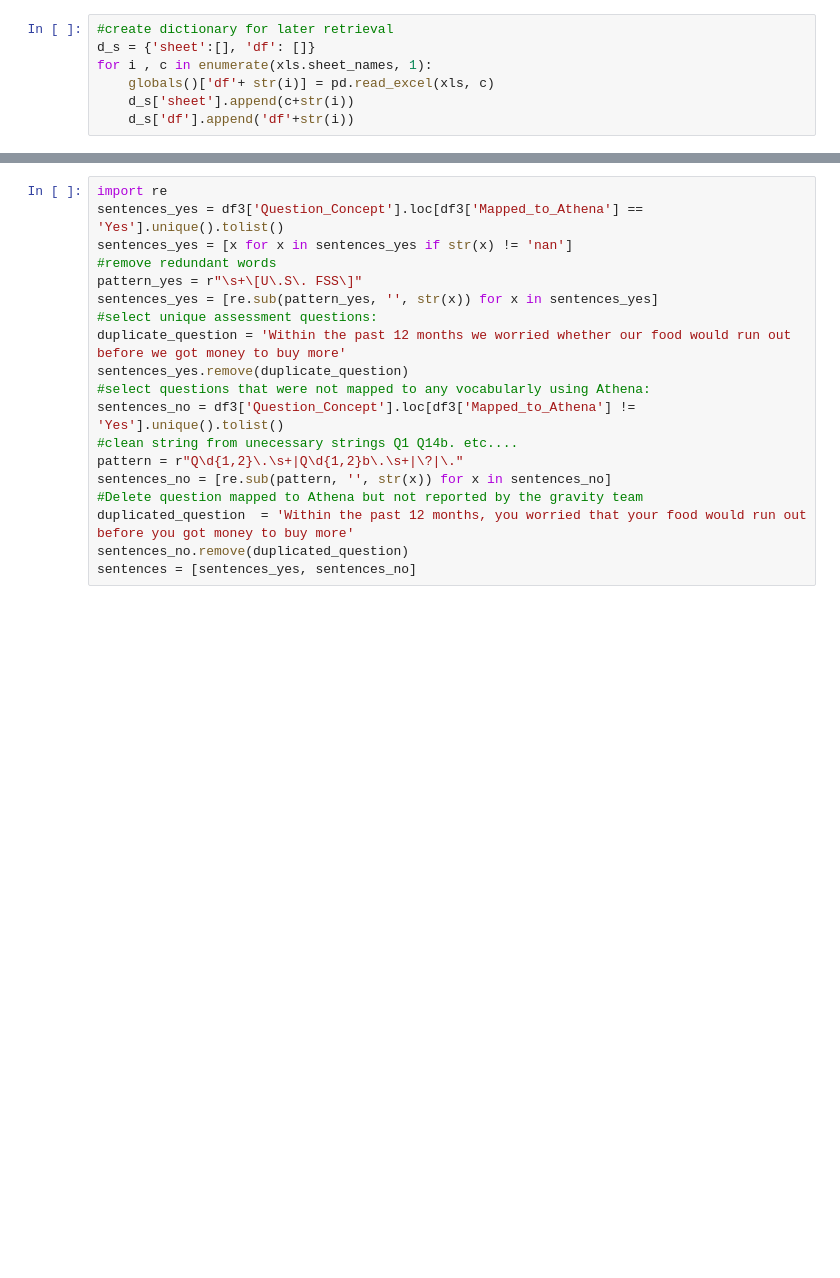
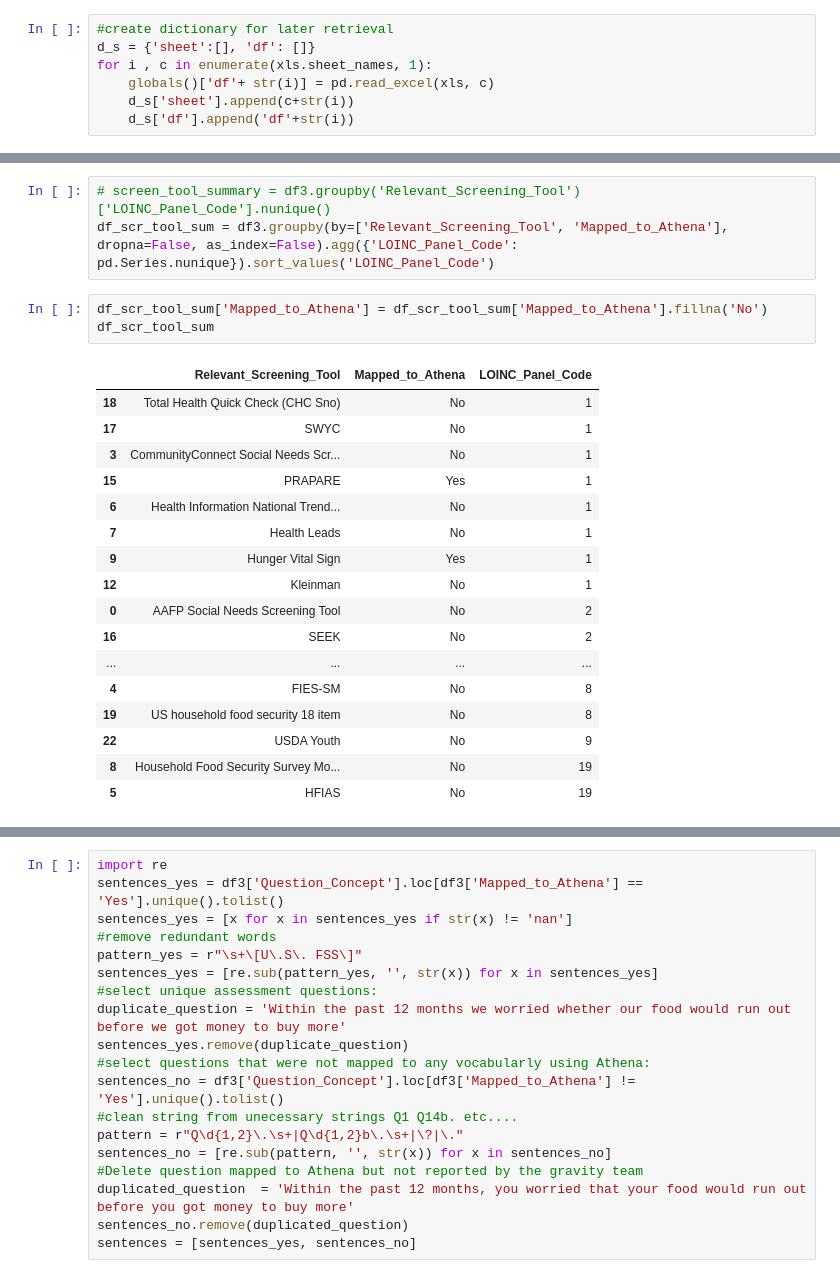
Before and after one commit to adambouras/OHDSI-Symposium-Submission, a Jupyter notebook: OHDSI_Submission_BERT_Similarity_Ranking.ipynb, the cells around one changed output, grey strips where cells are left out. Saved outputs shown, nothing was run; the diff lists cells and outputs as text; blank space fills up the shorter version.

```diff
--- a/OHDSI_Submission_BERT_Similarity_Ranking.ipynb
+++ b/OHDSI_Submission_BERT_Similarity_Ranking.ipynb
@@ -66,0 +127,24 @@ for i , c in enumerate(xls.sheet_names, 1):
+# %%
+# screen_tool_summary = df3.groupby('Relevant_Screening_Tool')['LOINC_Panel_Code'].nunique()
+df_scr_tool_sum = df3.groupby(by=['Relevant_Screening_Tool', 'Mapped_to_Athena'], dropna=False, as_index=False).agg({'LOINC_Panel_Code': pd.Series.nunique}).sort_values('LOINC_Panel_Code')
+# %%
+df_scr_tool_sum['Mapped_to_Athena'] = df_scr_tool_sum['Mapped_to_Athena'].fillna('No')
+df_scr_tool_sum
+# %% [output]
+|  | Relevant_Screening_Tool | Mapped_to_Athena | LOINC_Panel_Code |
+| 18 | Total Health Quick Check (CHC Sno) | No | 1 |
+| 17 | SWYC | No | 1 |
+| 3 | CommunityConnect Social Needs Scr... | No | 1 |
+| 15 | PRAPARE | Yes | 1 |
+| 6 | Health Information National Trend... | No | 1 |
+| 7 | Health Leads | No | 1 |
+| 9 | Hunger Vital Sign | Yes | 1 |
+| 12 | Kleinman | No | 1 |
+| 0 | AAFP Social Needs Screening Tool | No | 2 |
+| 16 | SEEK | No | 2 |
+| ... | ... | ... | ... |
+| 4 | FIES-SM | No | 8 |
+| 19 | US household food security 18 item | No | 8 |
+| 22 | USDA Youth | No | 9 |
+| 8 | Household Food Security Survey Mo... | No | 19 |
+| 5 | HFIAS | No | 19 |
```
Also changed, not shown: parts of 18 cells of this notebook, 4 other files.
